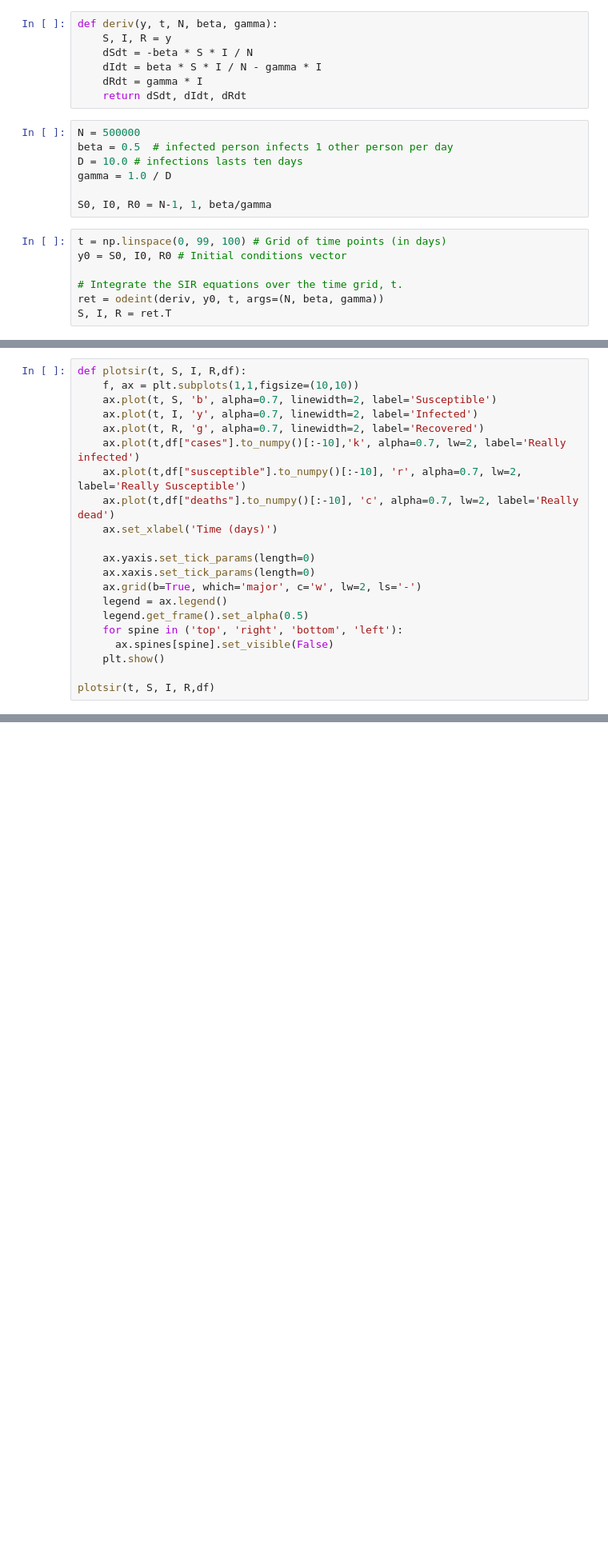
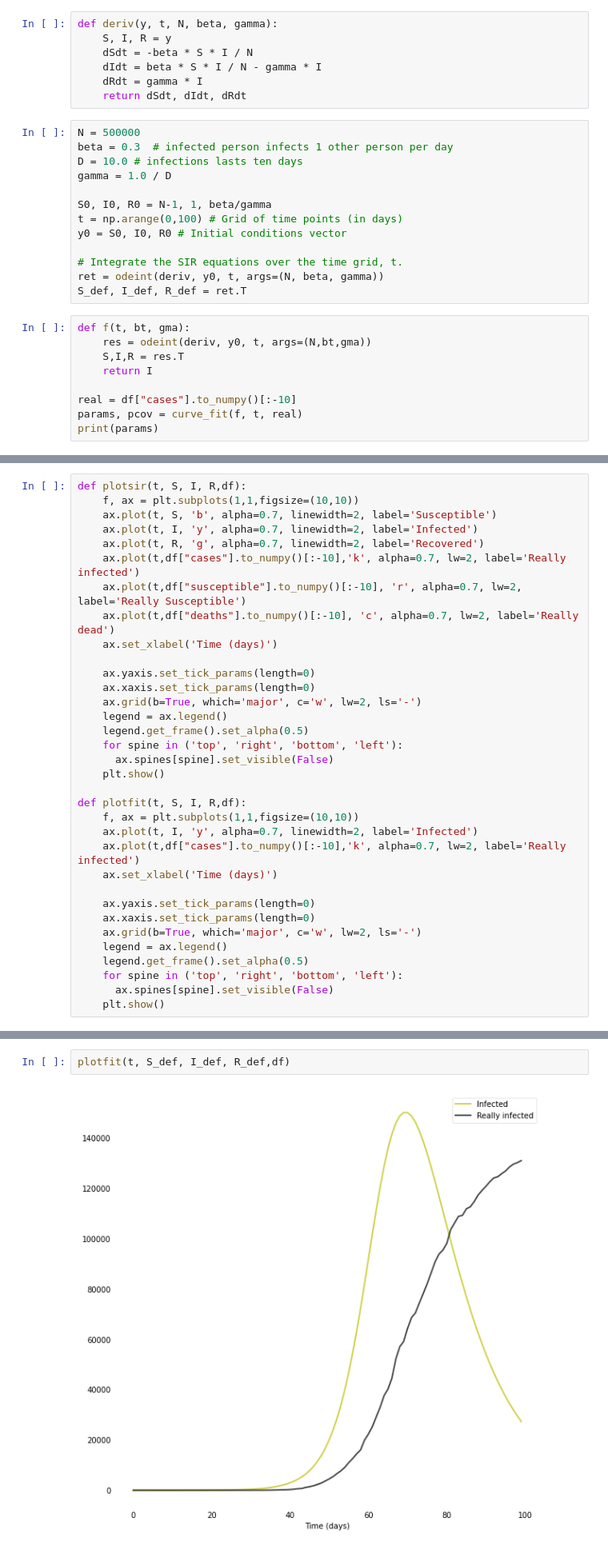
Before and after one commit to klchai/ML_COVID-19, a Jupyter notebook: model/sir.ipynb, the cells around one changed output, grey strips where cells are left out. Shown at 80% size. Cells and saved outputs as stored; diff of their text form; blank space fills up the shorter version.

Commit message:
fit curve

```diff
--- a/model/sir.ipynb
+++ b/model/sir.ipynb
@@ -55,15 +56,23 @@ def deriv(y, t, N, beta, gamma):
     return dSdt, dIdt, dRdt
 # %%
 N = 500000
-beta = 0.5  # infected person infects 1 other person per day
+beta = 0.3  # infected person infects 1 other person per day
 D = 10.0 # infections lasts ten days
 gamma = 1.0 / D
 
 S0, I0, R0 = N-1, 1, beta/gamma
+t = np.arange(0,100) # Grid of time points (in days)
+y0 = S0, I0, R0 # Initial conditions vector
+
+# Integrate the SIR equations over the time grid, t.
+ret = odeint(deriv, y0, t, args=(N, beta, gamma))
+S_def, I_def, R_def = ret.T
-# %%
-t = np.linspace(0, 99, 100) # Grid of time points (in days)
-y0 = S0, I0, R0 # Initial conditions vector
-
-# Integrate the SIR equations over the time grid, t.
-ret = odeint(deriv, y0, t, args=(N, beta, gamma))
-S, I, R = ret.T
+# %%
+def f(t, bt, gma):
+    res = odeint(deriv, y0, t, args=(N,bt,gma))
+    S,I,R = res.T
+    return I
+
+real = df["cases"].to_numpy()[:-10]
+params, pcov = curve_fit(f, t, real)
+print(params)
@@ -87,4 +102,17 @@ def plotsir(t, S, I, R,df):
       ax.spines[spine].set_visible(False)
     plt.show()
 
-plotsir(t, S, I, R,df)
+def plotfit(t, S, I, R,df):
+    f, ax = plt.subplots(1,1,figsize=(10,10))
+    ax.plot(t, I, 'y', alpha=0.7, linewidth=2, label='Infected')
+    ax.plot(t,df["cases"].to_numpy()[:-10],'k', alpha=0.7, lw=2, label='Really infected')
+    ax.set_xlabel('Time (days)')
+
+    ax.yaxis.set_tick_params(length=0)
+    ax.xaxis.set_tick_params(length=0)
+    ax.grid(b=True, which='major', c='w', lw=2, ls='-')
+    legend = ax.legend()
+    legend.get_frame().set_alpha(0.5)
+    for spine in ('top', 'right', 'bottom', 'left'):
+      ax.spines[spine].set_visible(False)
+    plt.show()
@@ -92,0 +119,4 @@ plotsir(t, S, I, R,df)
+# %%
+plotfit(t, S_def, I_def, R_def,df)
+# %% [output]
+[figure, added]
```
Also changed, not shown: parts of 6 cells of this notebook.
